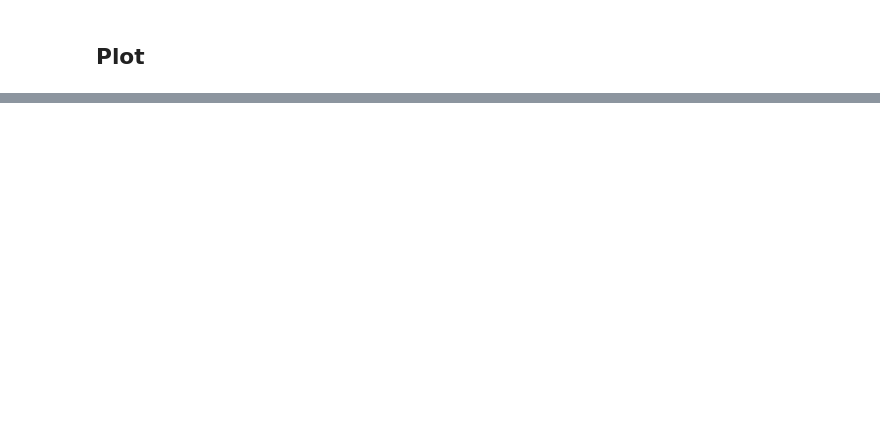
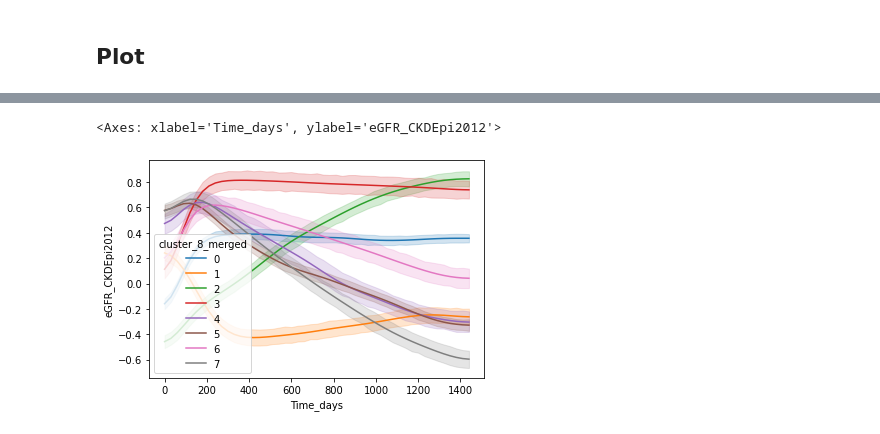
Before and after one commit to bramiozo/TimEx, a Jupyter notebook: sandbox/AKI_crossectional.ipynb, the cells around one changed output, grey strips where cells are left out. Saved outputs shown, nothing was run; the diff lists cells and outputs as text; code cells hidden in the pictures; blank space fills up the shorter version.

```diff
--- a/sandbox/AKI_crossectional.ipynb
+++ b/sandbox/AKI_crossectional.ipynb
@@ -73,11 +75,11 @@ print(f'There are {ltids.shape[0]} patients (or {round(100*ltids.shape[0]/maxts.
 ## Preprocess
 # %%
 RangeList = [180, 730, 1460, 3650] #+ list(np.arange(1*365,10*365, 365))
-WINDOW_SIZE = 3 # for smoothing
+WINDOW_SIZE = 5 # for smoothing
 MIN_MEASUREMENTS = 10
 SMOOTHING_TYPE = 'gaussian_kernel' # rolling_mean or gaussian_kernel
 STANDARDIZE_TS = True
-TIME_RESOLUTION = 30 # days, for interpolation.
+TIME_RESOLUTION = 14 # days, for interpolation.
 
 RangeDFDict = {}
 RangeDFDict_smoothed = {}
@@ -276,7 +321,7 @@ pipe_kwargs['reducer'] = {'default': {'n_components' : 50},
 #clusterer = KMeans(n_clusters=3)
 clusterer = GMM
 pipe_kwargs['clusterer'] = {'default': {'n_components': 3},
-                            'variable': {'n_components': [3,4,5,6,7,8,12,14,16,20,24]}
+                            'variable': {'n_components': [3,6,12,24]}
                             }
 # %% [markdown]
 # Run pipeline
@@ -433,11 +486,14 @@ RangeDFDict_smoothed[3650].cluster_8.value_counts()
 # %%
 #sns.color_palette("tab10")
-sns.lineplot(data=RangeDFDict_smoothed[3650],
+sns.lineplot(data=RangeDFDict_smoothed[1460],
              x='Time_days',
              y='eGFR_CKDEpi2012',
-             hue='cluster_8',
+             hue='cluster_8_merged',
              err_style='band',
              errorbar='ci',
              palette="tab10"
              )
+# %% [output]
+<Axes: xlabel='Time_days', ylabel='eGFR_CKDEpi2012'>
+[figure, added]
 # %%
```
Also changed, not shown: parts of 13 cells of this notebook.
